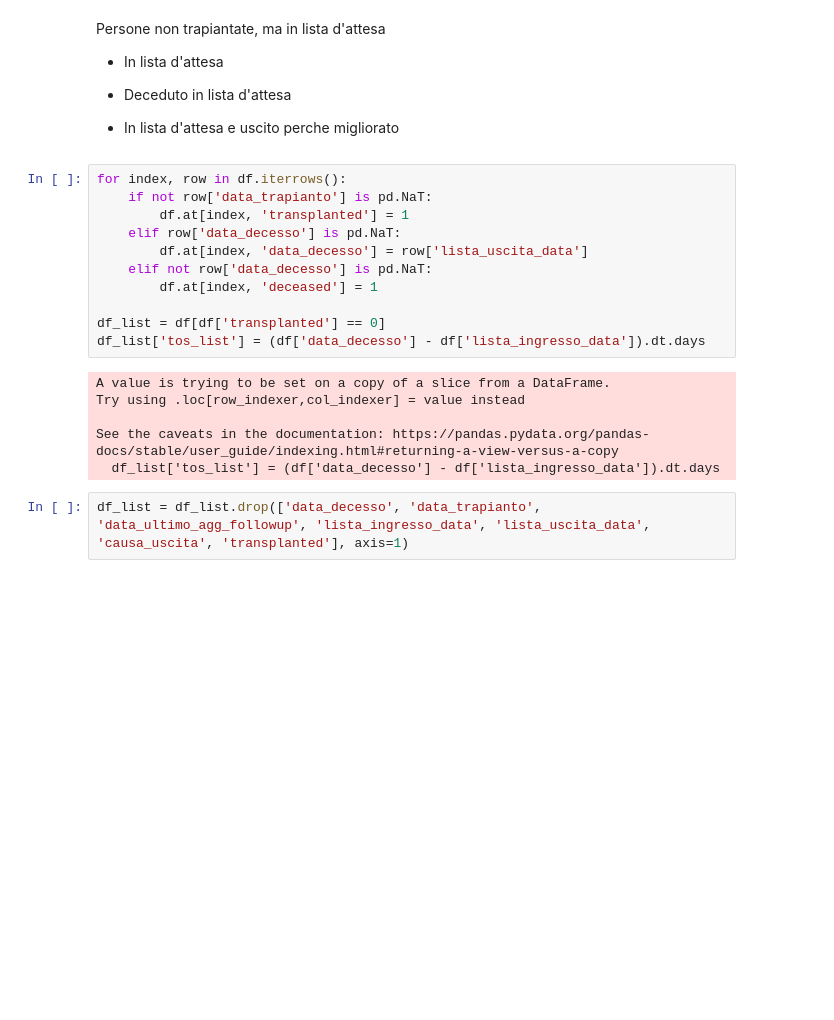
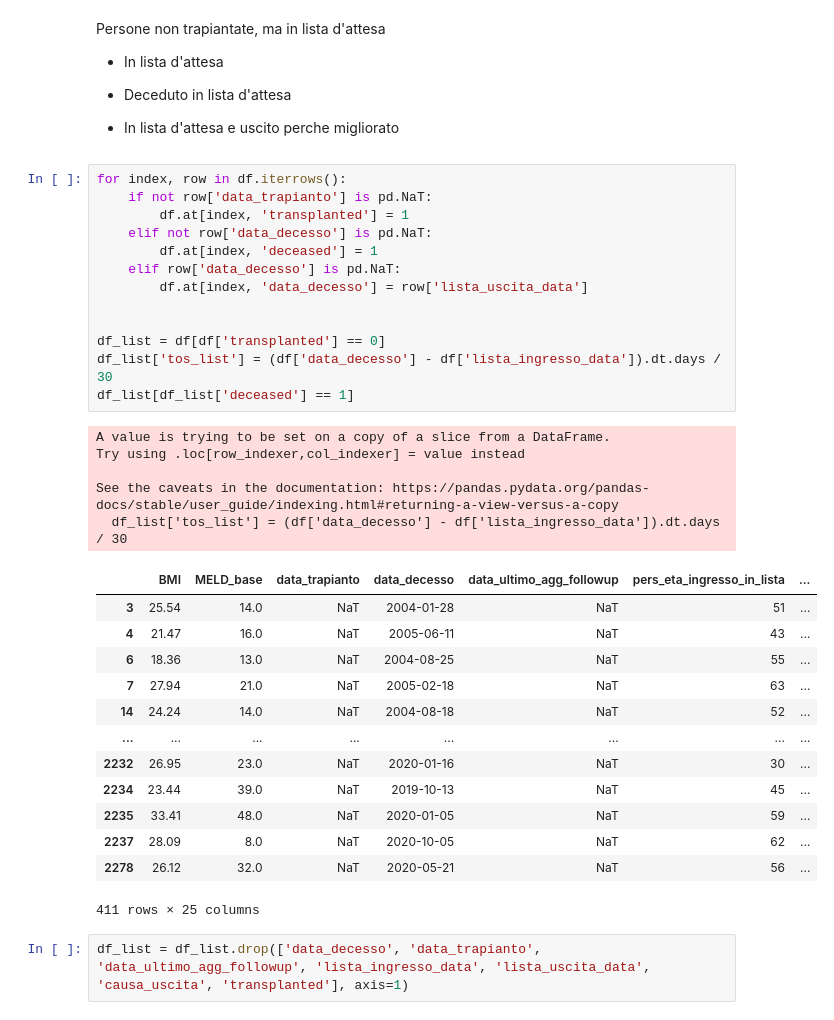
Before and after one commit to LIA-UniBo/Liver_transplant, a Jupyter notebook: end_to_end_nb_model.ipynb, the cells around one changed output. Cells and saved outputs as stored; diff of their text form; blank space fills up the shorter version.

```diff
--- a/end_to_end_nb_model.ipynb
+++ b/end_to_end_nb_model.ipynb
@@ -136,20 +136,35 @@ Persone non trapiantate, ma in lista d'attesa
 # %%
 for index, row in df.iterrows():
     if not row['data_trapianto'] is pd.NaT:
         df.at[index, 'transplanted'] = 1
+    elif not row['data_decesso'] is pd.NaT:
+        df.at[index, 'deceased'] = 1
     elif row['data_decesso'] is pd.NaT:
         df.at[index, 'data_decesso'] = row['lista_uscita_data']
-    elif not row['data_decesso'] is pd.NaT:
-        df.at[index, 'deceased'] = 1
+
 
 df_list = df[df['transplanted'] == 0]
-df_list['tos_list'] = (df['data_decesso'] - df['lista_ingresso_data']).dt.days
+df_list['tos_list'] = (df['data_decesso'] - df['lista_ingresso_data']).dt.days / 30
+df_list[df_list['deceased'] == 1]
 # %% [output]
 A value is trying to be set on a copy of a slice from a DataFrame.
 Try using .loc[row_indexer,col_indexer] = value instead
 
 See the caveats in the documentation: https://pandas.pydata.org/pandas-docs/stable/user_guide/indexing.html#returning-a-view-versus-a-copy
-  df_list['tos_list'] = (df['data_decesso'] - df['lista_ingresso_data']).dt.days
+  df_list['tos_list'] = (df['data_decesso'] - df['lista_ingresso_data']).dt.days / 30
+|  | BMI | MELD_base | data_trapianto | data_decesso | data_ultimo_agg_followup | pers_eta_ingresso_in_lista | ... |
+| 3 | 25.54 | 14.0 | NaT | 2004-01-28 | NaT | 51 | ... |
+| 4 | 21.47 | 16.0 | NaT | 2005-06-11 | NaT | 43 | ... |
+| 6 | 18.36 | 13.0 | NaT | 2004-08-25 | NaT | 55 | ... |
+| 7 | 27.94 | 21.0 | NaT | 2005-02-18 | NaT | 63 | ... |
+| 14 | 24.24 | 14.0 | NaT | 2004-08-18 | NaT | 52 | ... |
+| ... | ... | ... | ... | ... | ... | ... | ... |
+| 2232 | 26.95 | 23.0 | NaT | 2020-01-16 | NaT | 30 | ... |
+| 2234 | 23.44 | 39.0 | NaT | 2019-10-13 | NaT | 45 | ... |
+| 2235 | 33.41 | 48.0 | NaT | 2020-01-05 | NaT | 59 | ... |
+| 2237 | 28.09 | 8.0 | NaT | 2020-10-05 | NaT | 62 | ... |
+| 2278 | 26.12 | 32.0 | NaT | 2020-05-21 | NaT | 56 | ... |
+411 rows × 25 columns
 # %%
 df_list = df_list.drop(['data_decesso', 'data_trapianto', 'data_ultimo_agg_followup', 'lista_ingresso_data', 'lista_uscita_data', 'causa_uscita', 'transplanted'], axis=1)
 # %%
```
Also changed, not shown: parts of 9 cells of this notebook, 8 other files.
